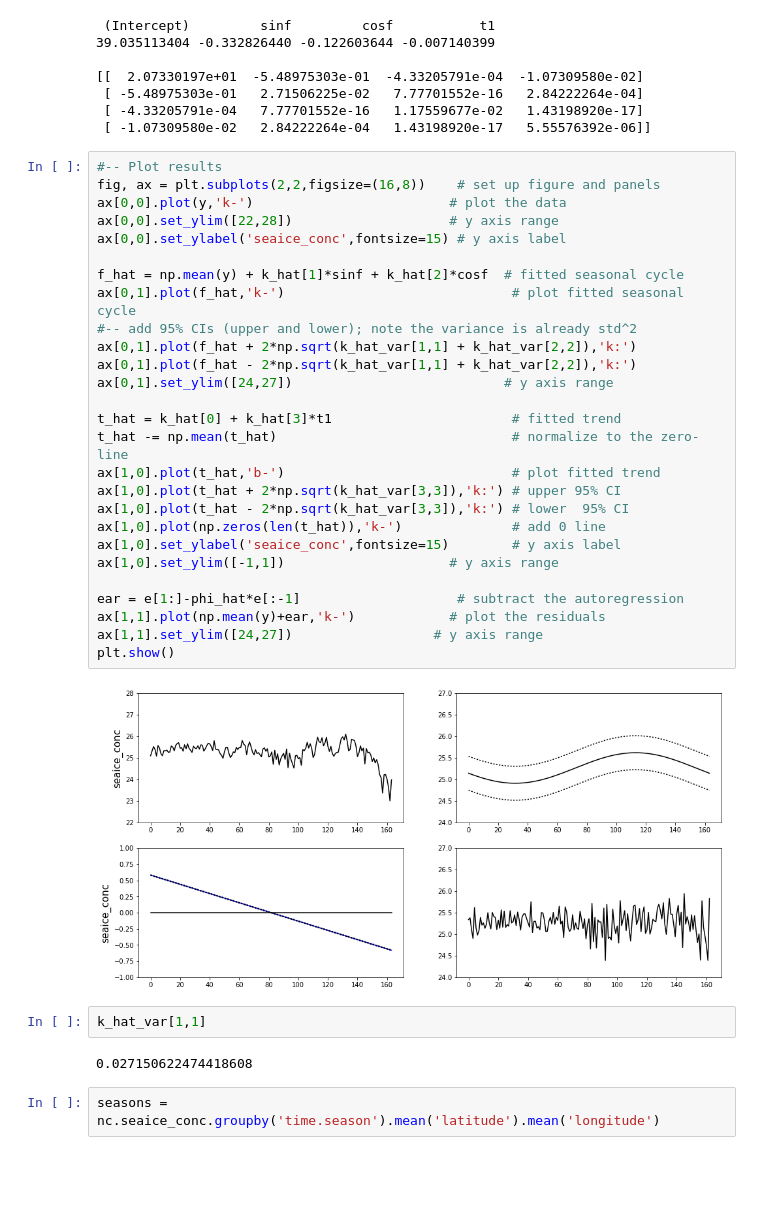
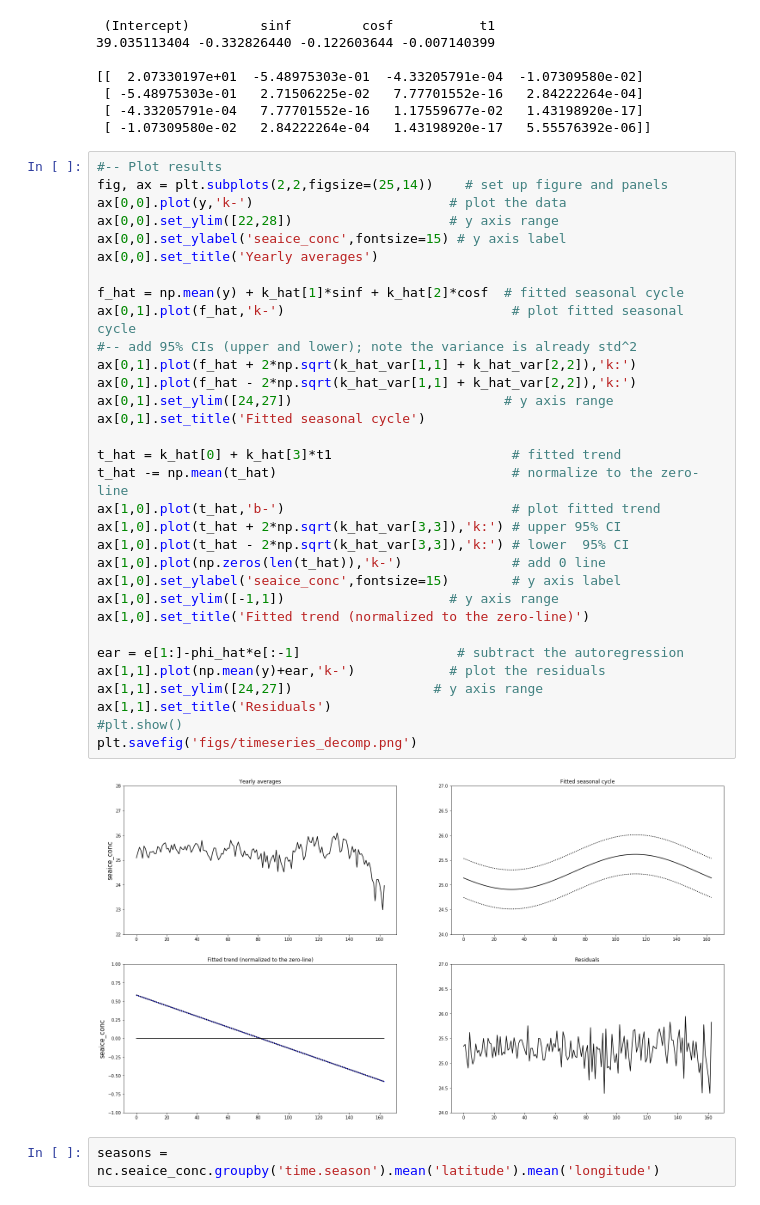
Before and after one commit to hfloresr/ArcticSea, a Jupyter notebook: explore_seaice.ipynb, the cells around one changed output. Drawn from its saved outputs; the diff is of its cells as text; blank space fills up the shorter version.

```diff
--- a/explore_seaice.ipynb
+++ b/explore_seaice.ipynb
@@ -321,37 +323,38 @@ e = np.array(fit.rx2('residuals'))       #extract 'raw' residuals (yi - ypred)
  [ -1.07309580e-02   2.84222264e-04   1.43198920e-17   5.55576392e-06]]
 # %%
 #-- Plot results
-fig, ax = plt.subplots(2,2,figsize=(16,8))    # set up figure and panels
+fig, ax = plt.subplots(2,2,figsize=(25,14))    # set up figure and panels
 ax[0,0].plot(y,'k-')                         # plot the data
 ax[0,0].set_ylim([22,28])                    # y axis range
 ax[0,0].set_ylabel('seaice_conc',fontsize=15) # y axis label
+ax[0,0].set_title('Yearly averages')
 
 f_hat = np.mean(y) + k_hat[1]*sinf + k_hat[2]*cosf  # fitted seasonal cycle
 ax[0,1].plot(f_hat,'k-')                             # plot fitted seasonal cycle
 #-- add 95% CIs (upper and lower); note the variance is already std^2
 ax[0,1].plot(f_hat + 2*np.sqrt(k_hat_var[1,1] + k_hat_var[2,2]),'k:')
 ax[0,1].plot(f_hat - 2*np.sqrt(k_hat_var[1,1] + k_hat_var[2,2]),'k:')
 ax[0,1].set_ylim([24,27])                           # y axis range
+ax[0,1].set_title('Fitted seasonal cycle')
 
 t_hat = k_hat[0] + k_hat[3]*t1                       # fitted trend
 t_hat -= np.mean(t_hat)                              # normalize to the zero-line
 ax[1,0].plot(t_hat,'b-')                             # plot fitted trend
 ax[1,0].plot(t_hat + 2*np.sqrt(k_hat_var[3,3]),'k:') # upper 95% CI
 ax[1,0].plot(t_hat - 2*np.sqrt(k_hat_var[3,3]),'k:') # lower  95% CI
 ax[1,0].plot(np.zeros(len(t_hat)),'k-')              # add 0 line
 ax[1,0].set_ylabel('seaice_conc',fontsize=15)        # y axis label
 ax[1,0].set_ylim([-1,1])                     # y axis range
+ax[1,0].set_title('Fitted trend (normalized to the zero-line)')
 
 ear = e[1:]-phi_hat*e[:-1]                    # subtract the autoregression
 ax[1,1].plot(np.mean(y)+ear,'k-')            # plot the residuals
 ax[1,1].set_ylim([24,27])                  # y axis range
-plt.show()
+ax[1,1].set_title('Residuals')
+#plt.show()
+plt.savefig('figs/timeseries_decomp.png')
 # %% [output]
-[figure, old version]
+[figure, new version]
-# %%
-k_hat_var[1,1]
-# %% [output]
-0.027150622474418608
 # %%
 seasons = nc.seaice_conc.groupby('time.season').mean('latitude').mean('longitude')
 # %%
```
Also changed, not shown: parts of 12 cells of this notebook, 1 other file.
